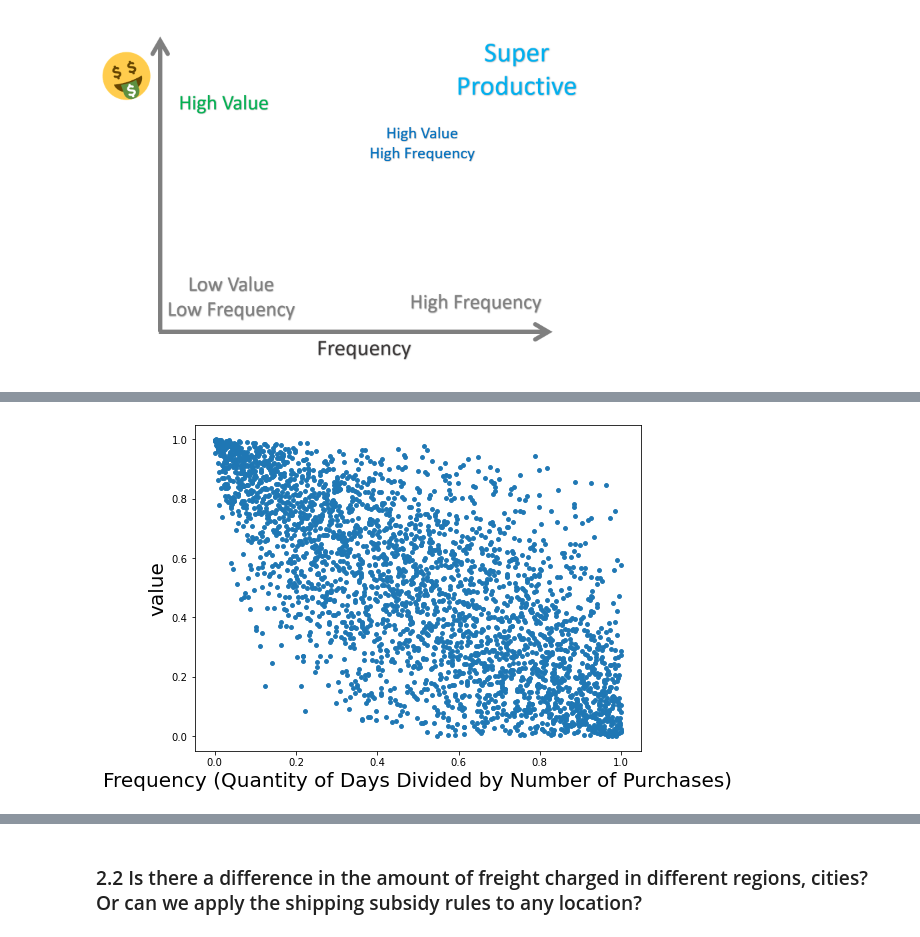
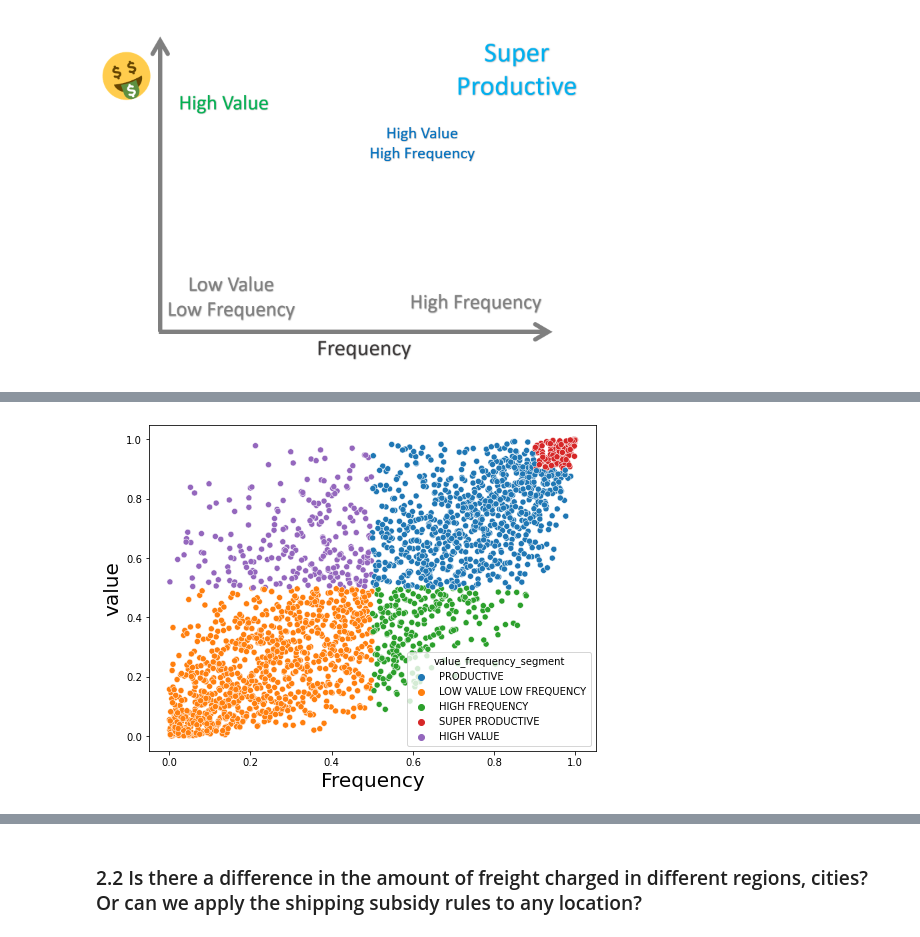
Before and after one commit to pauloreis-ds/olist, a Jupyter notebook: business_questions_insights/notebooks/1.0-pr-data-analysis-postgresql.ipynb, the cells around one changed output, grey strips where cells are left out. Saved outputs shown, nothing was run; the diff lists cells and outputs as text; code cells hidden in the pictures.

Commit message:
sellers segmentation

```diff
--- a/business_questions_insights/notebooks/1.0-pr-data-analysis-postgresql.ipynb
+++ b/business_questions_insights/notebooks/1.0-pr-data-analysis-postgresql.ipynb
@@ -537,0 +529,5 @@ f = sellers_productivity_df.groupby("seller_id")["order_id"].count()
+# %%
+dfs = [total_revenue, orders_quantity, distinct_products_sold, days_since_last_sale, days_since_first_sale]
+sellers_sgmt_abt = reduce(lambda left,right: pd.merge(left,right,on='seller_id'), dfs)
+
+sellers_sgmt_abt.head(3)
@@ -537,0 +540,9 @@ f = sellers_productivity_df.groupby("seller_id")["order_id"].count()
+# %%
+sellers_sgmt_abt['months_since_last_sale'] = days_since_last_sale.dt.days / 30
+sellers_sgmt_abt['months_since_first_sale'] = days_since_first_sale.dt.days / 30
+
+sellers_sgmt_abt['orders_per_month'] = sellers_sgmt_abt['orders_quantity'] / sellers_sgmt_abt['months_since_first_sale']
+sellers_sgmt_abt['revenue_per_month'] = sellers_sgmt_abt['total_revenue'] / sellers_sgmt_abt['months_since_first_sale']
+
+sellers_sgmt_abt['value_rank'] = sellers_sgmt_abt['revenue_per_month'].rank(pct=True)
+sellers_sgmt_abt['frequency_rank'] = sellers_sgmt_abt['orders_per_month'].rank(pct=True)
@@ -538,2 +573,8 @@ f = sellers_productivity_df.groupby("seller_id")["order_id"].count()
+# %%
+sellers_sgmt_abt['value_frequency_segment'] = sellers_sgmt_abt.\
+apply(lambda df: classify_seller(df['value_rank'], df['frequency_rank']), axis=1)
+
+sellers_sgmt_abt['seller_status'] = sellers_sgmt_abt.\
+apply(lambda df: get_seller_status(df['months_since_first_sale'], df['months_since_last_sale']), axis=1)
 # %%
 fig(8,6)
@@ -563,7 +586,7 @@ f = (pd.to_datetime(sellers_productivity_df.groupby("seller_id")["order_approved
 # %%
 fig(8,6)
-plt.xlabel('Frequency (Quantity of Days Divided by Number of Purchases)', size=20)
+plt.xlabel('Frequency', size=20)
 plt.ylabel('value', size=20)
-plt.scatter(frequency_rank,value_rank, s=15);
+sns.scatterplot(data=sellers_sgmt_abt, x='frequency_rank', y='value_rank', hue='value_frequency_segment');
 # %% [output]
-[figure, old version]
+[figure, new version]
```
Also changed, not shown: parts of 21 cells of this notebook.
